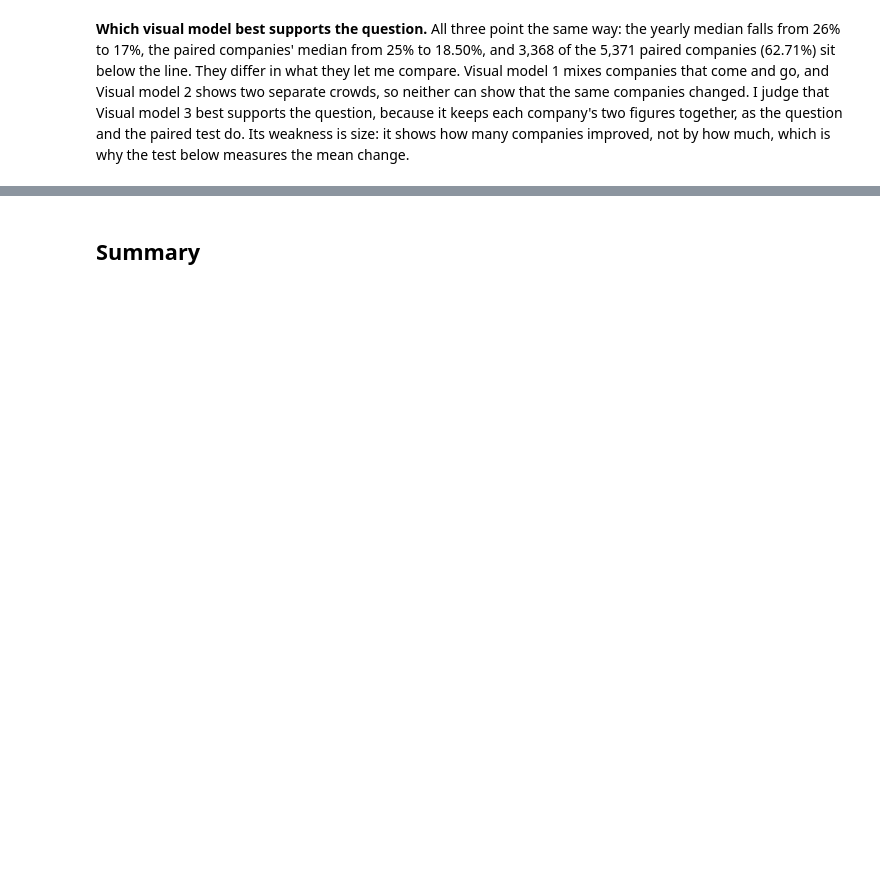
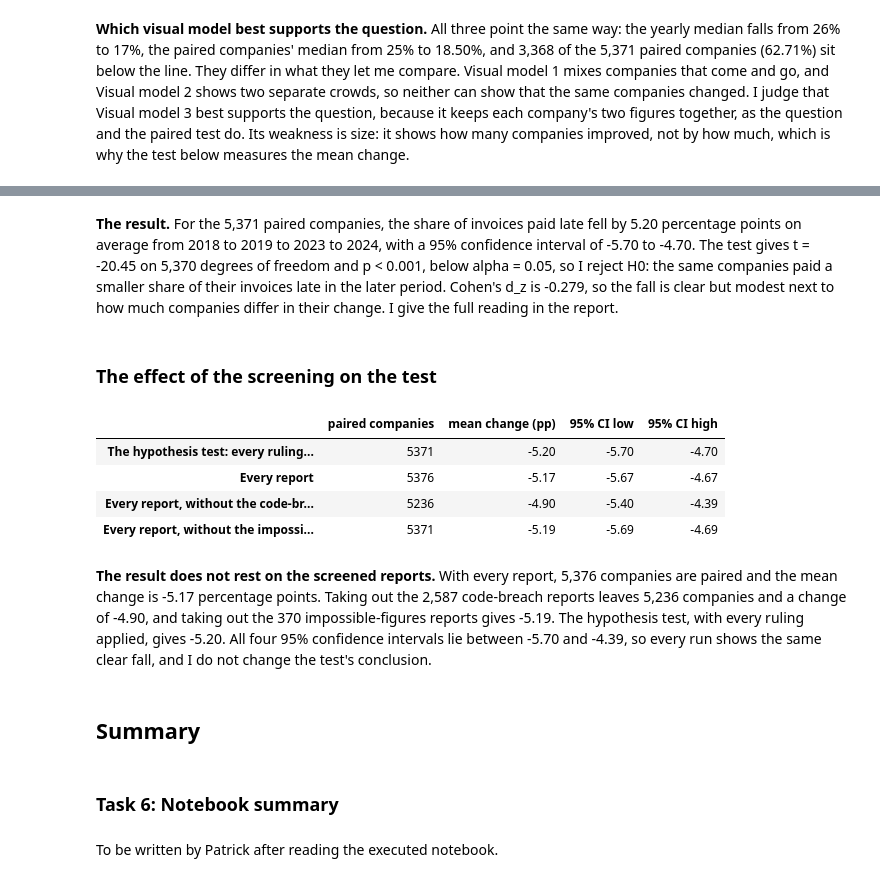
Before and after one commit to PaddyGilliland1/statistical-analysis-project, a Jupyter notebook: analysis.ipynb, the cells around one changed output, grey strips where cells are left out. Drawn from its saved outputs; the diff is of its cells as text; code cells hidden in the pictures; blank space fills up the shorter version.

```diff
--- a/analysis.ipynb
+++ b/analysis.ipynb
@@ -1972,2 +2100,37 @@ comparison
+# %% [markdown]
+**The result.** For the 5,371 paired companies, the share of invoices paid late fell by 5.20 percentage points on average from 2018 to 2019 to 2023 to 2024, with a 95% confidence interval of -5.70 to -4.70. The test gives t = -20.45 on 5,370 degrees of freedom and p < 0.001, below alpha = 0.05, so I reject H0: the same companies paid a smaller share of their invoices late in the later period. Cohen's d_z is -0.279, so the fall is clear but modest next to how much companies differ in their change. I give the full reading in the report.
+# %% [markdown]
+### The effect of the screening on the test
+# %%
+# Each row rebuilds the analysis table without one set of reports and gives
+# the paired mean change, so I can see whether the result rests on them.
+impossible_rows = has_reason(flagged, ["Figures that cannot all be true"])
+runs = {
+    "The hypothesis test: every ruling applied": excluded,
+    "Every report": pd.Series(False, index=flagged.index),
+    "Every report, without the code-breach reports": breach,
+    "Every report, without the impossible-figures reports": impossible_rows,
+}
+rows = {}
+for label, dropped in runs.items():
+    table, _ = build_analysis_table(flagged[~dropped], col, PERIODS)
+    rows[label] = mean_with_ci(table["change"])
+effect = pd.DataFrame(rows).T.rename(
+    columns={"n": "paired companies", "mean": "mean change (pp)"}
+)
+effect["paired companies"] = effect["paired companies"].astype(int)
+effect
+# %% [output]
+|  | paired companies | mean change (pp) | 95% CI low | 95% CI high |
+| The hypothesis test: every ruling... | 5371 | -5.20 | -5.70 | -4.70 |
+| Every report | 5376 | -5.17 | -5.67 | -4.67 |
+| Every report, without the code-br... | 5236 | -4.90 | -5.40 | -4.39 |
+| Every report, without the impossi... | 5371 | -5.19 | -5.69 | -4.69 |
+# %% [markdown]
+**The result does not rest on the screened reports.** With every report, 5,376 companies are paired and the mean change is -5.17 percentage points. Taking out the 2,587 code-breach reports leaves 5,236 companies and a change of -4.90, and taking out the 370 impossible-figures reports gives -5.19. The hypothesis test, with every ruling applied, gives -5.20. All four 95% confidence intervals lie between -5.70 and -4.39, so every run shows the same clear fall, and I do not change the test's conclusion.
 # %% [markdown]
 ## Summary
+# %% [markdown]
+### Task 6: Notebook summary
+# %% [markdown]
+To be written by Patrick after reading the executed notebook.
```
Also changed, not shown: parts of 7 cells of this notebook.
